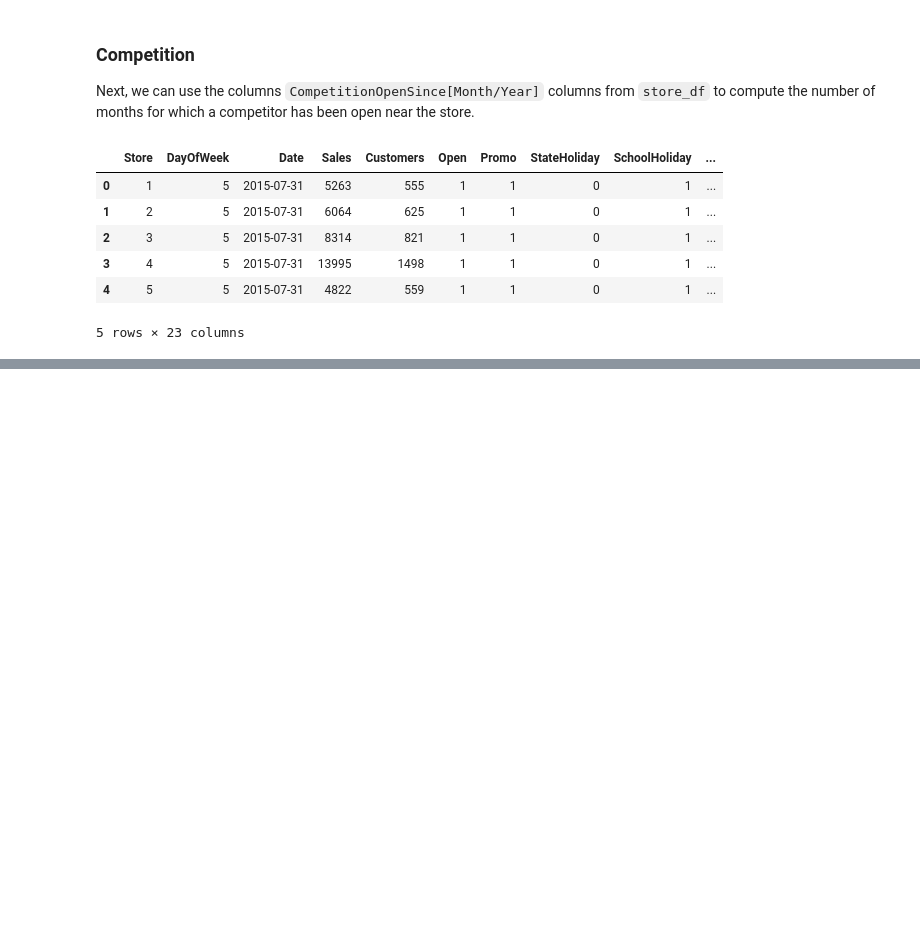
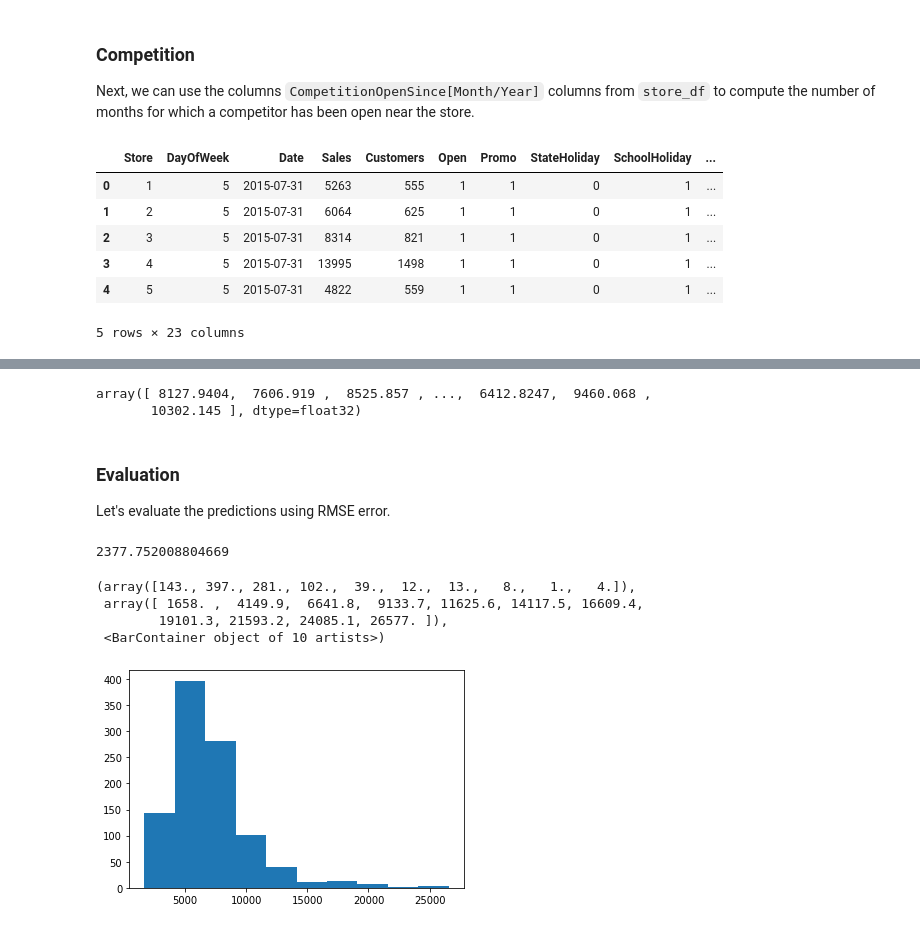
Before and after one commit to ashish7406/DataScienceRepo, a Jupyter notebook: StoreSales/kagglecompetition.ipynb, the cells around one changed output, grey strips where cells are left out. Drawn from its saved outputs; the diff is of its cells as text; code cells hidden in the pictures; blank space fills up the shorter version.

```diff
--- a/StoreSales/kagglecompetition.ipynb
+++ b/StoreSales/kagglecompetition.ipynb
@@ -170,0 +487,9 @@ merged_df.head(5)
+# %%
+preds
+# %% [output]
+array([ 8127.9404,  7606.919 ,  8525.857 , ...,  6412.8247,  9460.068 ,
+       10302.145 ], dtype=float32)
+# %% [markdown]
+### Evaluation
+
+Let's evaluate the predictions using RMSE error.
@@ -170,0 +501,14 @@ merged_df.head(5)
+# %%
+
+rmse(preds, targets)
+# %% [output]
+2377.752008804669
+# %%
+import matplotlib.pyplot as plt
+plt.hist(merged_df.Sales.sample(1000))
+# %% [output]
+(array([143., 397., 281., 102.,  39.,  12.,  13.,   8.,   1.,   4.]),
+ array([ 1658. ,  4149.9,  6641.8,  9133.7, 11625.6, 14117.5, 16609.4,
+        19101.3, 21593.2, 24085.1, 26577. ]),
+ <BarContainer object of 10 artists>)
+[figure, added]
```
Also changed, not shown: parts of 48 cells of this notebook.
